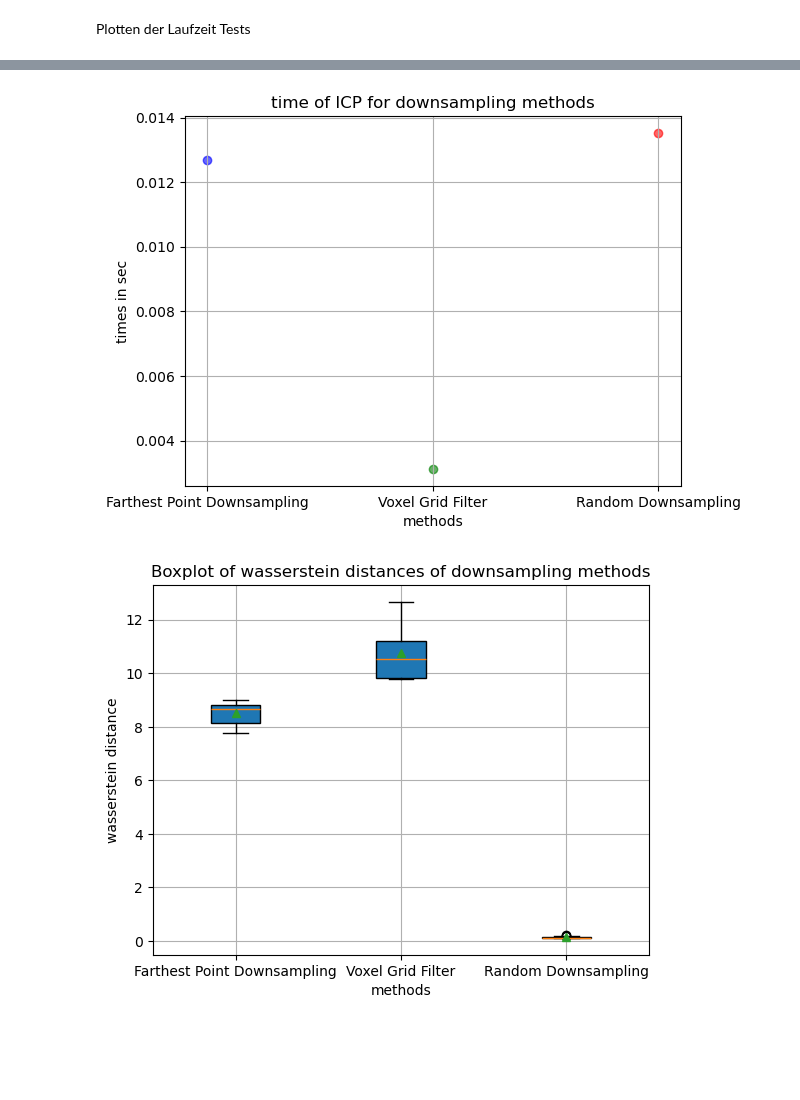
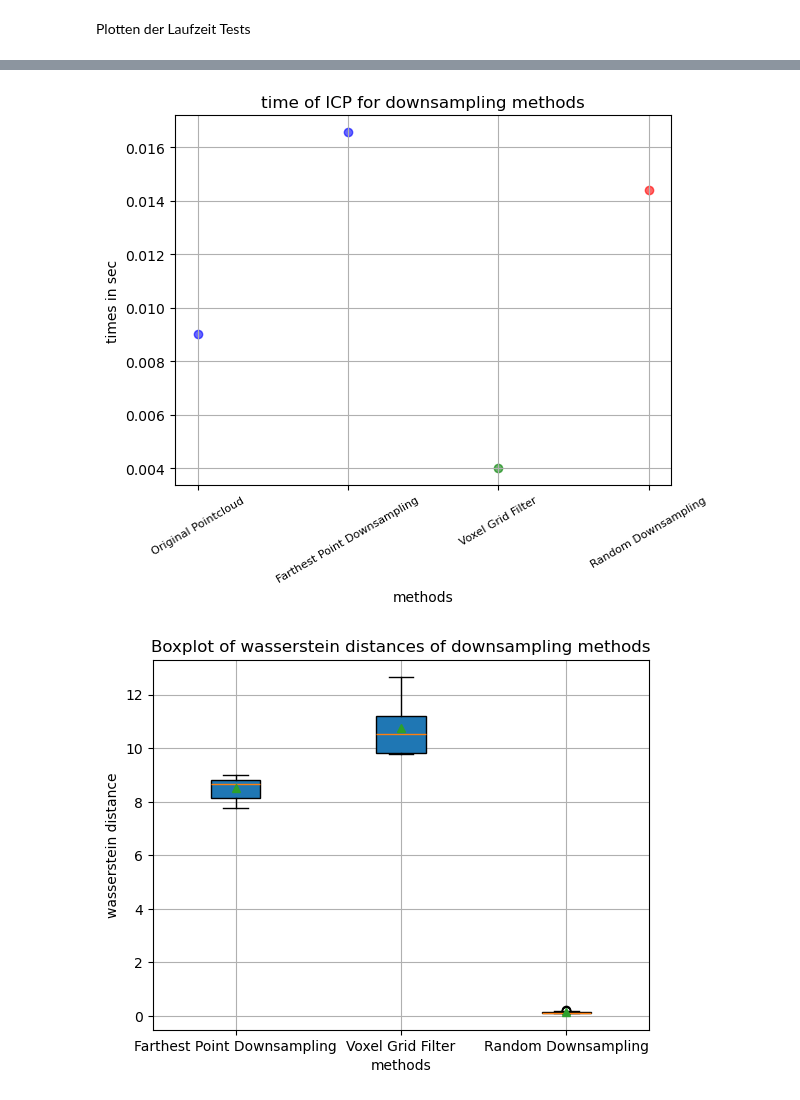
Before and after one commit to Felinchen76/pointcloud_downsampling, a Jupyter notebook: Untitled0.ipynb, the cells around one changed output, grey strips where cells are left out. Drawn from its saved outputs; the diff is of its cells as text; code cells hidden in the pictures; blank space fills up the shorter version.

Commit message:
#changed plot settings

```diff
--- a/Untitled0.ipynb
+++ b/Untitled0.ipynb
@@ -620,23 +626,28 @@ plt.show()
 # %%
 data1 = pd.read_csv(r"csvs/fp_icp_time.csv", header=None)
 data2 = pd.read_csv(r"csvs/vf_icp_time.csv", header=None)
 data3 = pd.read_csv(r"csvs/rd_icp_time.csv", header=None)
+data4 = pd.read_csv(r"csvs/original_icp_time.csv", header=None)
 
-x_labels = ['Farthest Point Downsampling', 'Voxel Grid Filter', 'Random Downsampling']
+x_labels = ['Original Pointcloud','Farthest Point Downsampling', 'Voxel Grid Filter', 'Random Downsampling']
 
-plt.scatter(x_labels[0], data1, color='blue', label='Random Downsampling', alpha=0.6)
-plt.scatter(x_labels[1], data2, color='green', label='Voxel Grid Filter', alpha=0.6)
-plt.scatter(x_labels[2], data3, color='red', label='Farthest Point Downsampling', alpha=0.6)
+plt.scatter(x_labels[0], data4, color='blue', label='Original Pointcloud', alpha=0.6)
+plt.scatter(x_labels[1], data1, color='blue', label='Random Downsampling', alpha=0.6)
+plt.scatter(x_labels[2], data2, color='green', label='Voxel Grid Filter', alpha=0.6)
+plt.scatter(x_labels[3], data3, color='red', label='Farthest Point Downsampling', alpha=0.6)
+
+plt.xticks(fontsize=8)
+plt.xticks(rotation=30)
 
 plt.title('time of ICP for downsampling methods')
 plt.xlabel('methods')
 plt.ylabel('times in sec')
 plt.grid(True)
 
 # Plot anzeigen
 plt.show()
 # %% [output]
-[figure, old version]
+[figure, new version]
 # %%
 data1 = pd.read_csv(r"csvs/fp_wasserstein.csv", header=None)
 data2 = pd.read_csv(r"csvs/vf_wasserstein.csv", header=None)
```
Also changed, not shown: parts of 3 cells of this notebook.
